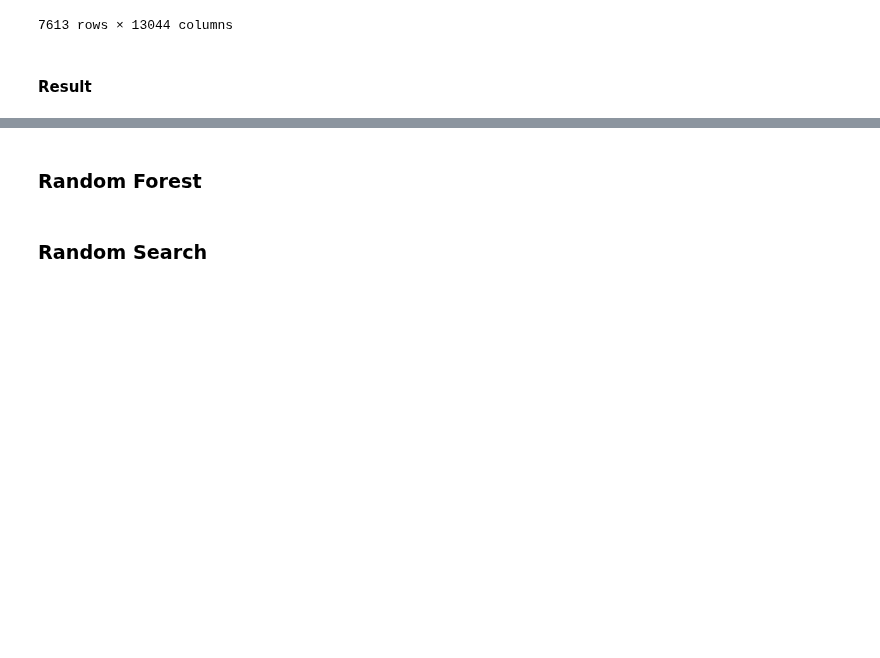
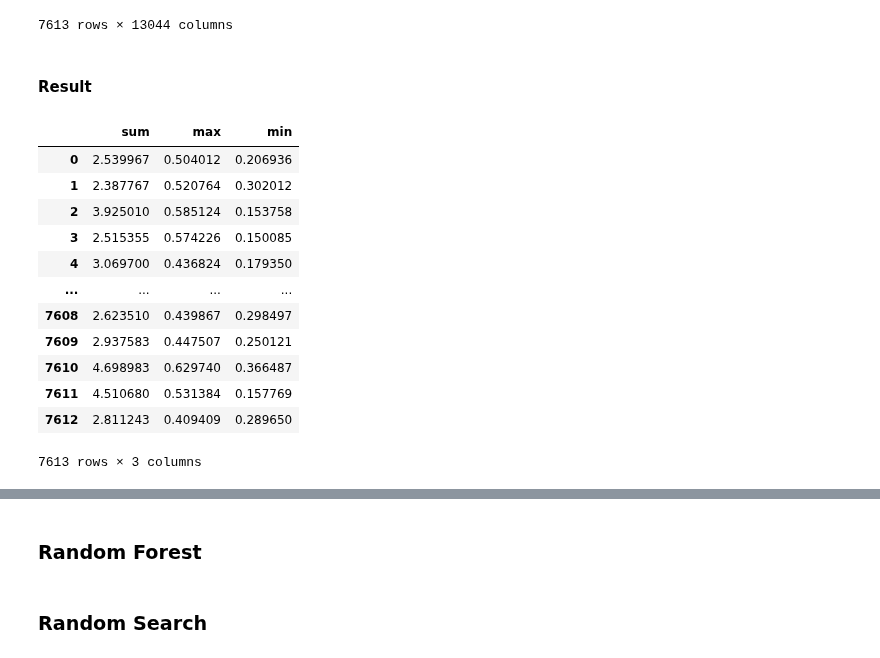
Before and after one commit to pablbob/9558-7506-Data-Hunters, a Jupyter notebook: TP2/random_forest.ipynb, the cells around one changed output, grey strips where cells are left out. Drawn from its saved outputs; the diff is of its cells as text; code cells hidden in the pictures; blank space fills up the shorter version.

```diff
--- a/TP2/random_forest.ipynb
+++ b/TP2/random_forest.ipynb
@@ -142,3 +144,19 @@ text_encoded
+# %%
+text_encoded
+# %% [output]
+|  | sum | max | min |
+| 0 | 2.539967 | 0.504012 | 0.206936 |
+| 1 | 2.387767 | 0.520764 | 0.302012 |
+| 2 | 3.925010 | 0.585124 | 0.153758 |
+| 3 | 2.515355 | 0.574226 | 0.150085 |
+| 4 | 3.069700 | 0.436824 | 0.179350 |
+| ... | ... | ... | ... |
+| 7608 | 2.623510 | 0.439867 | 0.298497 |
+| 7609 | 2.937583 | 0.447507 | 0.250121 |
+| 7610 | 4.698983 | 0.629740 | 0.366487 |
+| 7611 | 4.510680 | 0.531384 | 0.157769 |
+| 7612 | 2.811243 | 0.409409 | 0.289650 |
+7613 rows × 3 columns
 # %%
 aux = keyword_encoded.join(other=location_encoded, how='inner')
 aux = text_encoded.join(other=aux, how='inner')
```
Also changed, not shown: parts of 18 cells of this notebook, 6 other files.
